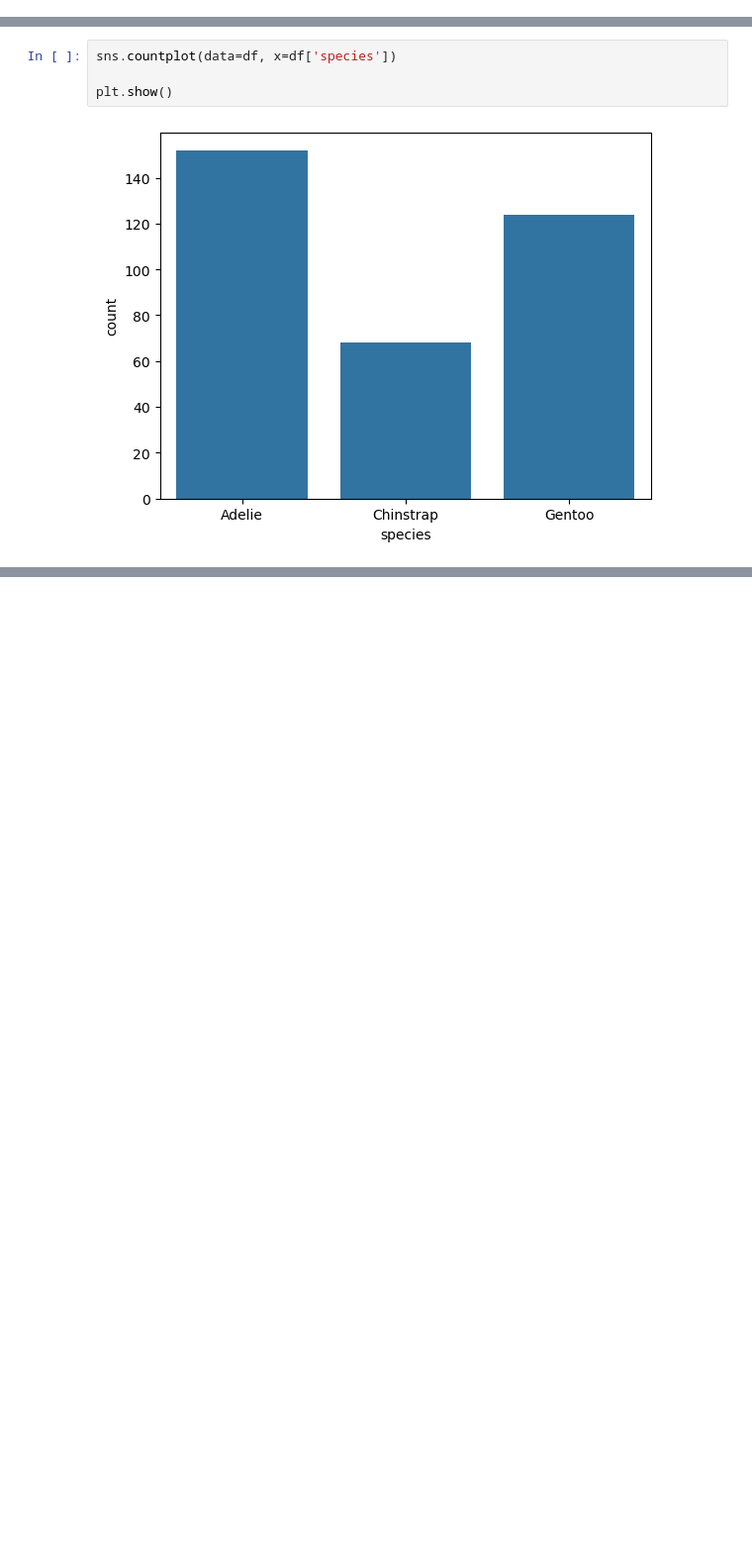
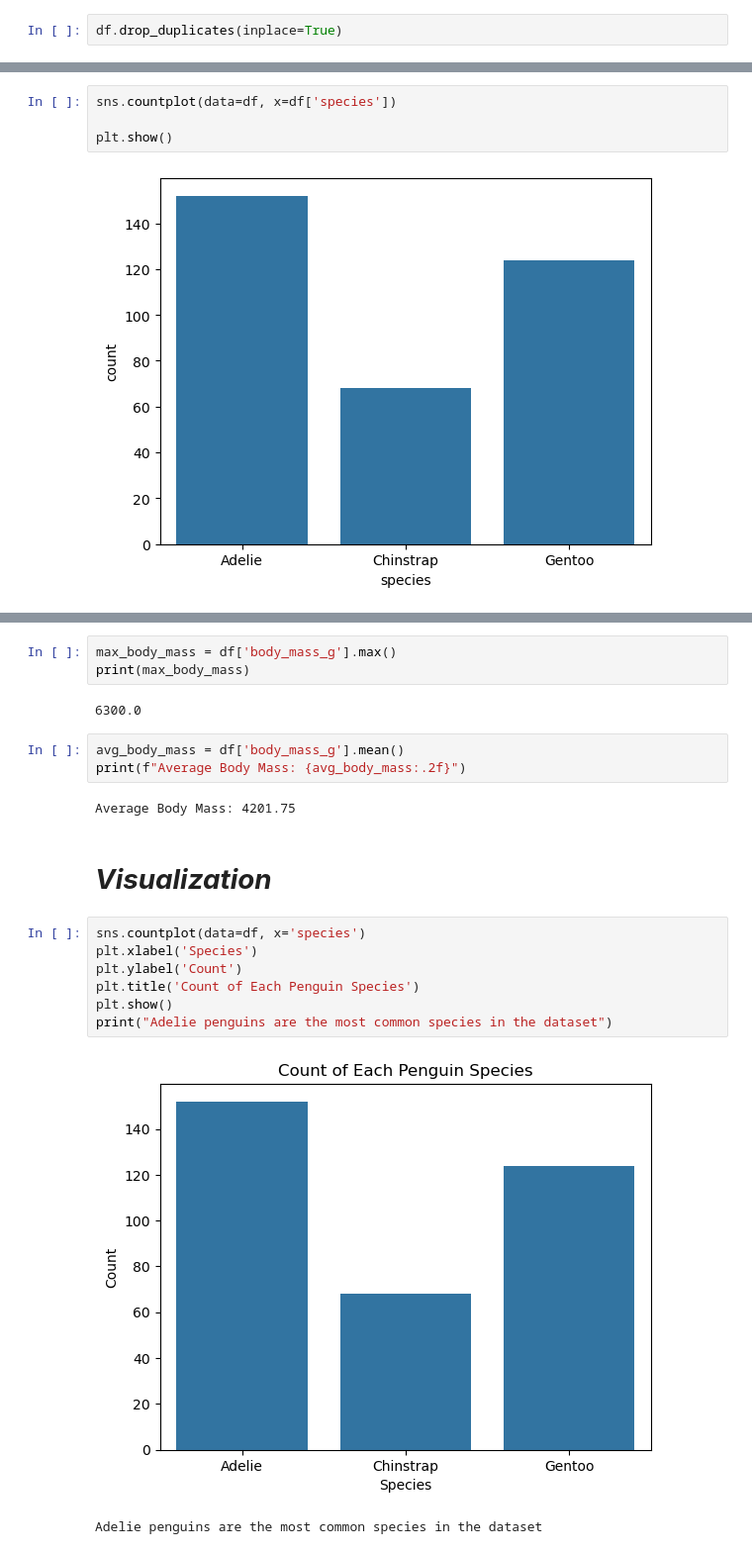
Before and after one commit to abrar-swapnil/Data-Visualization-EDA, a Jupyter notebook: EDA/Practice.ipynb, the cells around one changed output, grey strips where cells are left out. Shown at 99% size. Cells and saved outputs as stored; diff of their text form; blank space fills up the shorter version.

```diff
--- a/EDA/Practice.ipynb
+++ b/EDA/Practice.ipynb
@@ -62,6 +62,8 @@ df.duplicated().sum()
 #so there is no duplicated data in our dataset.
 # %% [output]
 np.int64(0)
+# %%
+df.drop_duplicates(inplace=True)
 # %% [markdown]
 # ***Statistical Profiles***
 # %%
@@ -111,0 +137,22 @@ plt.show()
+# %%
+max_body_mass = df['body_mass_g'].max()
+print(max_body_mass)
+# %% [output]
+6300.0
+# %%
+avg_body_mass = df['body_mass_g'].mean()
+print(f"Average Body Mass: {avg_body_mass:.2f}")
+# %% [output]
+Average Body Mass: 4201.75
+# %% [markdown]
+# ***Visualization***
+# %%
+sns.countplot(data=df, x='species')
+plt.xlabel('Species')
+plt.ylabel('Count')
+plt.title('Count of Each Penguin Species')
+plt.show()
+print("Adelie penguins are the most common species in the dataset")
+# %% [output]
+[figure, added]
+Adelie penguins are the most common species in the dataset
```
Also changed, not shown: parts of 6 cells of this notebook.
